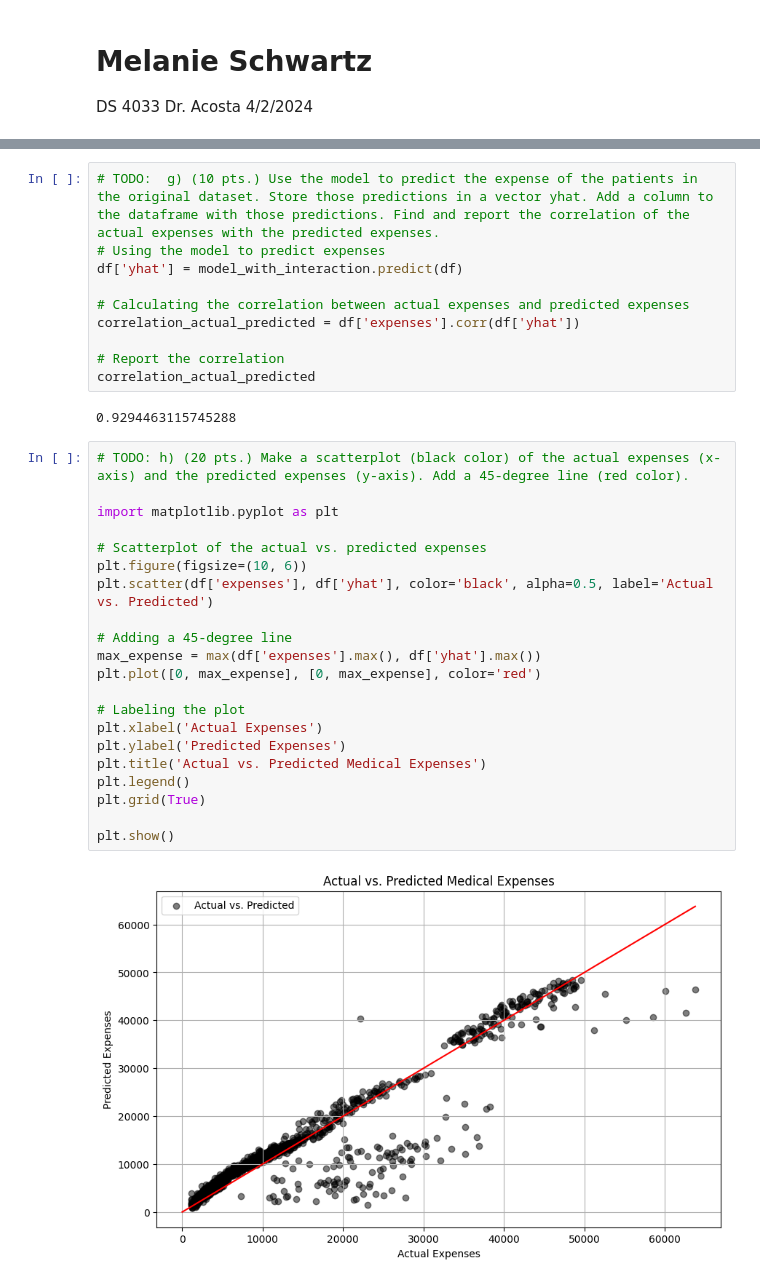
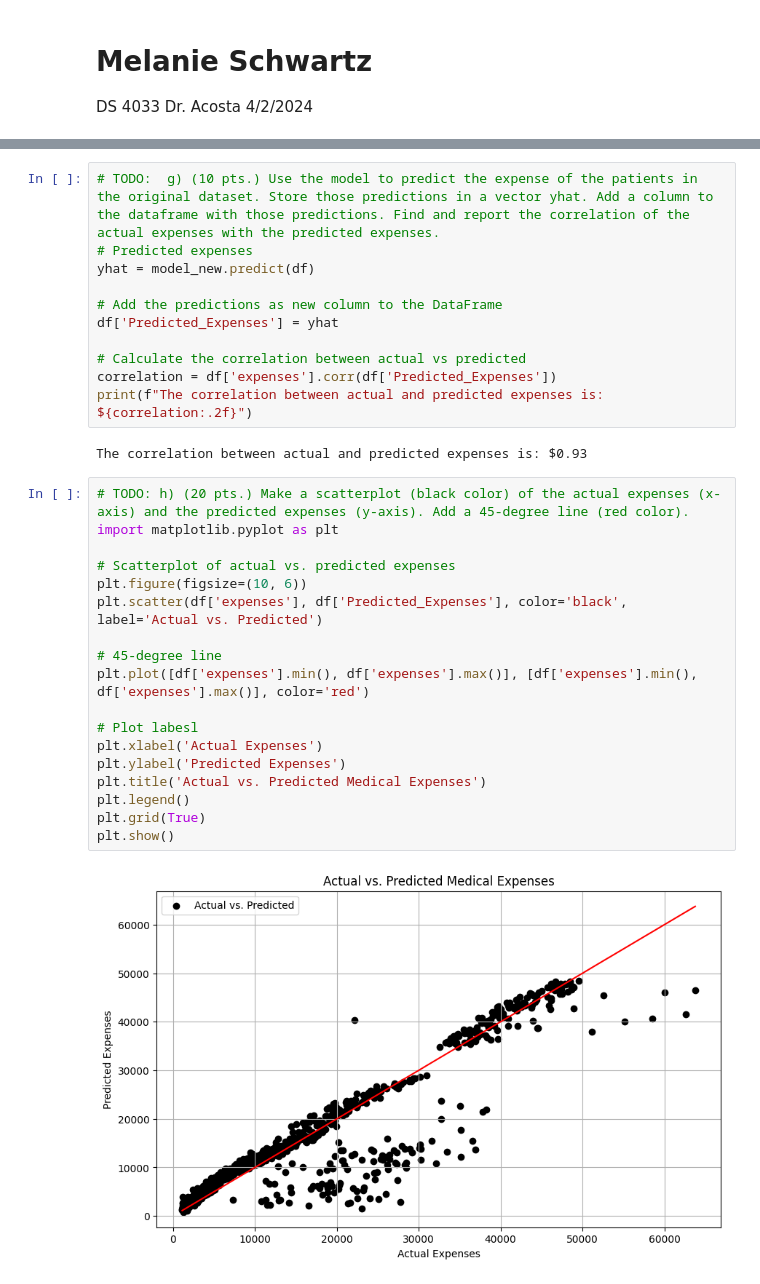
Before and after one commit to melschwartz07/Fall2024, a Jupyter notebook: assignment/homework_3.ipynb, the cells around one changed output, grey strips where cells are left out. Cells and saved outputs as stored; diff of their text form.

```diff
--- a/assignment/homework_3.ipynb
+++ b/assignment/homework_3.ipynb
@@ -141,37 +135,35 @@ Total increase in cost for obese smokers compared to non-smokers/not obese: $323
 # %%
 # TODO:  g) (10 pts.) Use the model to predict the expense of the patients in the original dataset. Store those predictions in a vector yhat. Add a column to the dataframe with those predictions. Find and report the correlation of the actual expenses with the predicted expenses.
-# Using the model to predict expenses
-df['yhat'] = model_with_interaction.predict(df)
+# Predicted expenses
+yhat = model_new.predict(df)
 
-# Calculating the correlation between actual expenses and predicted expenses
-correlation_actual_predicted = df['expenses'].corr(df['yhat'])
+# Add the predictions as new column to the DataFrame
+df['Predicted_Expenses'] = yhat
 
-# Report the correlation
-correlation_actual_predicted
+# Calculate the correlation between actual vs predicted
+correlation = df['expenses'].corr(df['Predicted_Expenses'])
+print(f"The correlation between actual and predicted expenses is: ${correlation:.2f}")
 # %% [output]
-0.9294463115745288
+The correlation between actual and predicted expenses is: $0.93
 # %%
 # TODO: h) (20 pts.) Make a scatterplot (black color) of the actual expenses (x-axis) and the predicted expenses (y-axis). Add a 45-degree line (red color).
-
 import matplotlib.pyplot as plt
 
-# Scatterplot of the actual vs. predicted expenses
+# Scatterplot of actual vs. predicted expenses
 plt.figure(figsize=(10, 6))
-plt.scatter(df['expenses'], df['yhat'], color='black', alpha=0.5, label='Actual vs. Predicted')
+plt.scatter(df['expenses'], df['Predicted_Expenses'], color='black', label='Actual vs. Predicted')
 
-# Adding a 45-degree line
-max_expense = max(df['expenses'].max(), df['yhat'].max())
-plt.plot([0, max_expense], [0, max_expense], color='red')
+# 45-degree line
+plt.plot([df['expenses'].min(), df['expenses'].max()], [df['expenses'].min(), df['expenses'].max()], color='red')
 
-# Labeling the plot
+# Plot labesl
 plt.xlabel('Actual Expenses')
 plt.ylabel('Predicted Expenses')
 plt.title('Actual vs. Predicted Medical Expenses')
 plt.legend()
 plt.grid(True)
-
 plt.show()
 # %% [output]
-[figure, old version]
+[figure, new version]
 # %%
 # TODO: i) (10 pts.) Predict the annual medical expenses of a 30-year old, male, obese, smoker, with two children in the Northeast.
```
Also changed, not shown: parts of 7 cells of this notebook.
